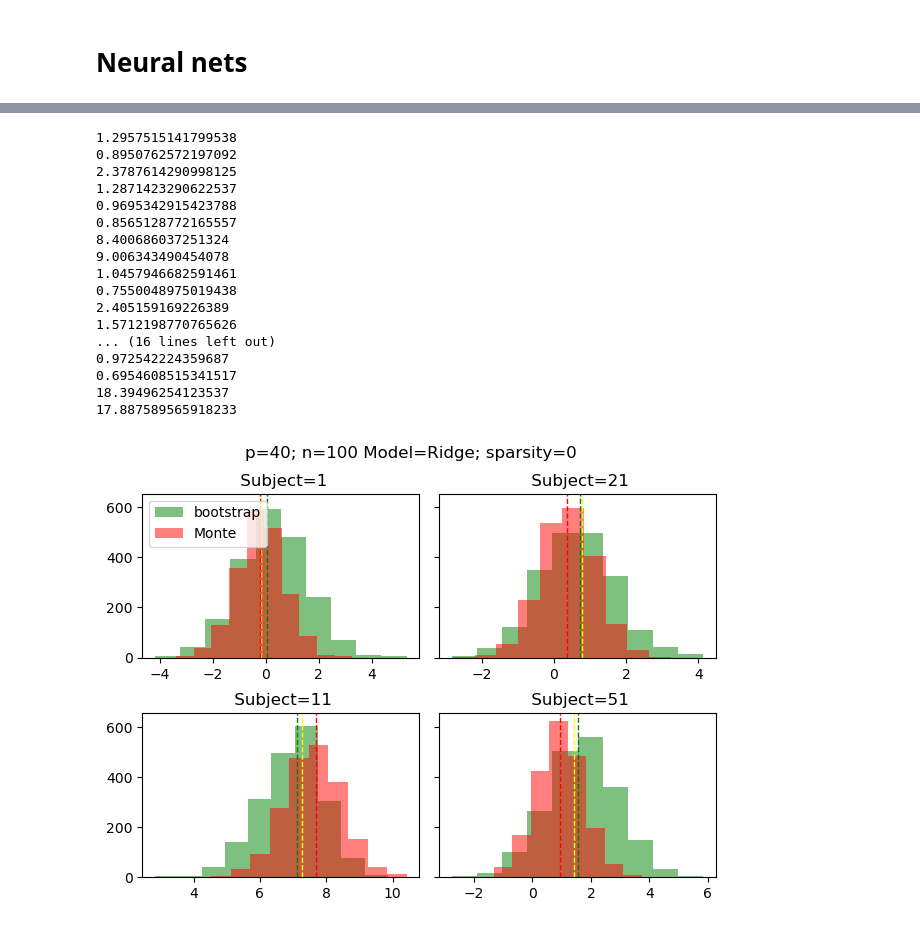
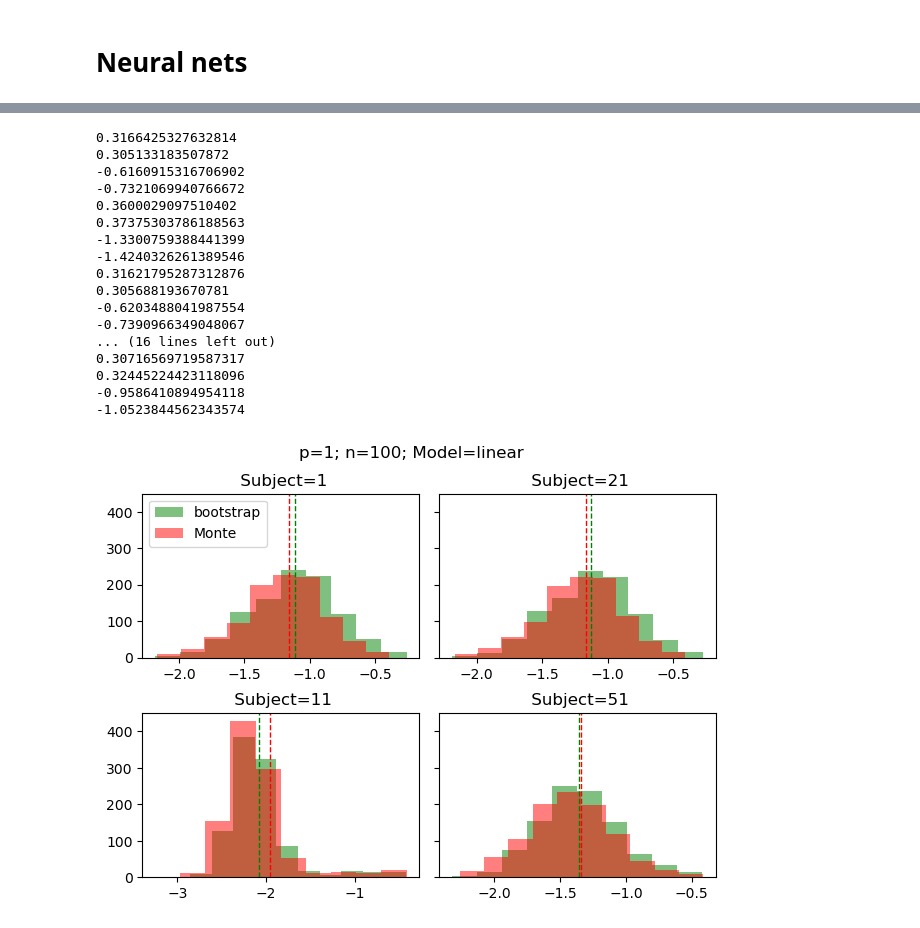
Before and after one commit to junting-ren/model_uncertainty_using_feature_confidence_set, a Jupyter notebook: notebooks/sim_linear_reg.ipynb, the cells around one changed output, grey strips where cells are left out. Cells and saved outputs as stored; diff of their text form; code cells hidden in the pictures.

Commit message:
Update sim_linear_reg.ipynb
Updated the comparison between neural networks' MC and bootstrap distribution

```diff
--- a/notebooks/sim_linear_reg.ipynb
+++ b/notebooks/sim_linear_reg.ipynb
@@ -311,33 +312,35 @@ fig.show()
 # %% [markdown]
 # Neural nets
 # %%
+%matplotlib inline
+import sys
+sys.path.append('../functions')
 import bootstrap_func
 from NN_sim_func import *
 import matplotlib.pyplot as plt
-
+import confidence_set_func
+import neural_net_func
 # bootstrap
 N_test = 500
-p = 40
+p = 1
 beta =None
 error_sd = 1
 X_test = None
-n_boot = 2000
-smoothed = False
-residual_boot = False
-sparsity = 0
+n_boot = 1000
 #bias_correction = True
 if beta is None:
     rng = np.random.default_rng(None)
-    beta = rng.standard_normal(size = p)
-    if sparsity > 0:
-        index_zero = rng.choice(range(p), size= int(p*sparsity))
-        beta[index_zero] = 0
-y,X, X_test, mean_test_true = generate_linear_data(N = 100, N_test = N_test, p = p,beta = beta, error_sd = error_sd, X_test = X_test)
-penal_sizes = [1,0.5,1e-1, 1e-2, 1e-3, 1e-4]
+    beta = rng.standard_normal(size = p*3)
+X, y, X_test, y_test, mean_test_true = generate_NN_data(100, N_test, p,  transform_X_poly, beta=beta, error_sd = 1, seed = None, X = None, X_test = None, if_tensor = True)
 # %%
 N = 100
-ridge_penal = True
-CV_boot = True
+input_size = p
+h_sizes = [5,5]
+out_size= 1
+n_iter = 100
+lr = 0.01
+device = 'cpu'
+patience = 10
+weight_decay = 0
 second_stage = False
 n_sample_mean = 100
-boot_sample_ratio = 1
@@ -430,7 +421,7 @@ for i in (1,11,21,51):
     axs[q1,q2].hist(mean_boot_l[:,i], color = 'green', alpha=0.5, label = 'bootstrap')
     axs[q1,q2].hist(mean_MC_l[:,i], color = 'red', alpha=0.5, label = 'Monte')
     axs[q1,q2].axvline(mean[i], color='green', linestyle='dashed', linewidth=1)
-    axs[q1,q2].axvline(mean_bias_cor1[i], color='yellow', linestyle='dashed', linewidth=1)
+    #axs[q1,q2].axvline(mean_bias_cor1[i], color='yellow', linestyle='dashed', linewidth=1)
     #axs[q1,q2].axvline(mean_bias_cor1[i], color='yellow', linestyle='dashed', linewidth=1)
     axs[q1,q2].axvline(mean_test_true[i], color='red', linestyle='dashed', linewidth=1)
     axs[q1,q2].set_title(' Subject='+str(i))
@@ -441,8 +432,8 @@ for i in (1,11,21,51):
     print(np.quantile(mean_boot_l[:,i], q = 0.95))
     print(np.quantile(mean_MC_l[:,i], q = 0.95))
     j += 1
-title = 'p='+str(p)+'; n='+str(N)+'; Model='+'linear' if ridge_penal is None else 'p='+str(p)+'; n='+str(N)+' Model='+'Ridge'
-title = title+'; sparsity='+str(sparsity)
+title = 'p='+str(p)+'; n='+str(N)+'; Model='+'linear'
+#title = title+'; sparsity='+str(sparsity)
 if second_stage:
     title = 'Second stage boot; '+ title
 fig.tight_layout()
@@ -473,49 +464,49 @@ for i in (1,100,200,300):
         axs[q1,q2].legend(loc="upper left")
     print(np.std(mean_boot_l[:,i]))
     print(np.std(mean_MC_l[:,i]))
     print(np.quantile(mean_boot_l[:,i], q = 0.95))
     print(np.quantile(mean_MC_l[:,i], q = 0.95))
     j += 1
-title = 'p='+str(p)+'; n='+str(N)+'; Model='+'linear' if ridge_penal is None else 'p='+str(p)+'; n='+str(N)+' Model='+'Ridge'
-title = title+'; sparsity='+str(sparsity)+'; standardized'
+title = 'p='+str(p)+'; n='+str(N)+'; Model='+'linear'
+#title = title+'; sparsity='+str(sparsity)+'; standardized'
 fig.tight_layout()
 fig.subplots_adjust(top=0.88)
 fig.suptitle(title)
 fig.show()
 #fig.savefig('../results/'+title+'.png')
 
 # G = (mean_boot_l-np.mean(mean_boot_l,axis = 0))/se
 # #np.mean(mean_boot_l,axis = 0)
 # G_MC = (mean_MC_l-mean_test_true)/se_MC
 # plt.hist(G[:,i], color = 'yellow', alpha=0.5)
 # plt.hist(G_MC[:,i], color = 'red', alpha=0.5)
 # plt.show()
 # print(np.std(G[:,i]))
 # print(np.std(G_MC[:,i]))
 # print(np.quantile(G[:,i], q = 0.95))
 # print(np.quantile(G_MC[:,i], q = 0.95))
 # print(np.quantile(G[:,i], q = 0.1))
 # print(np.quantile(G_MC[:,i], q = 0.1))
 # print(np.quantile(np.abs(G[:,i]), q = 0.95))
 # print(np.quantile(np.abs(G_MC[:,i]), q = 0.95))
 # print(np.quantile(np.abs(G[:,i]), q = 0.1))
 # print(np.quantile(np.abs(G_MC[:,i]), q = 0.1))
 # %% [output]
-1.2957515141799538
-0.8950762572197092
-2.3787614290998125
-1.2871423290622537
-0.9695342915423788
-0.8565128772165557
-8.400686037251324
-9.006343490454078
-1.0457946682591461
-0.7550048975019438
-2.405159169226389
-1.5712198770765626
+0.3166425327632814
+0.305133183507872
+-0.6160915316706902
+-0.7321069940766672
+0.3600029097510402
+0.37375303786188563
+-1.3300759388441399
+-1.4240326261389546
+0.31621795287312876
+0.305688193670781
+-0.6203488041987554
+-0.7390966349048067
 ... (16 lines left out)
-0.972542224359687
-0.6954608515341517
-18.39496254123537
-17.887589565918233
+0.30716569719587317
+0.32445224423118096
+-0.9586410894954118
+-1.0523844562343574
-[figure, old version]
+[figure, new version]
```
Also changed, not shown: parts of 8 cells of this notebook.
